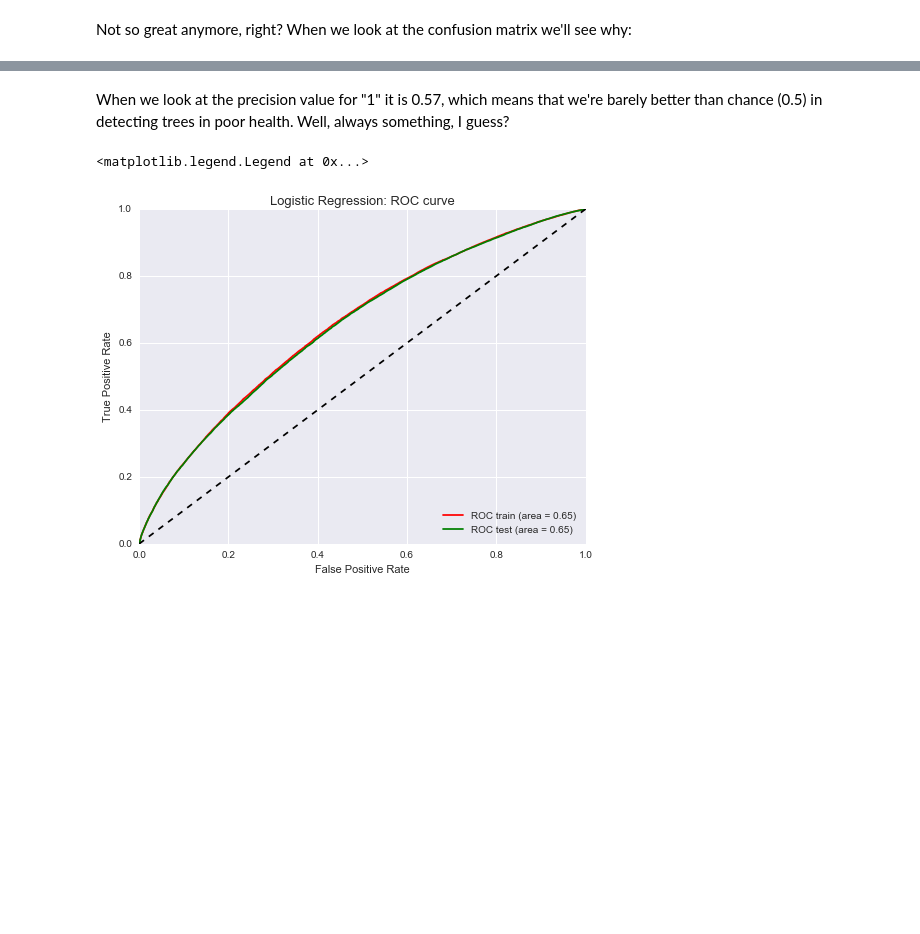
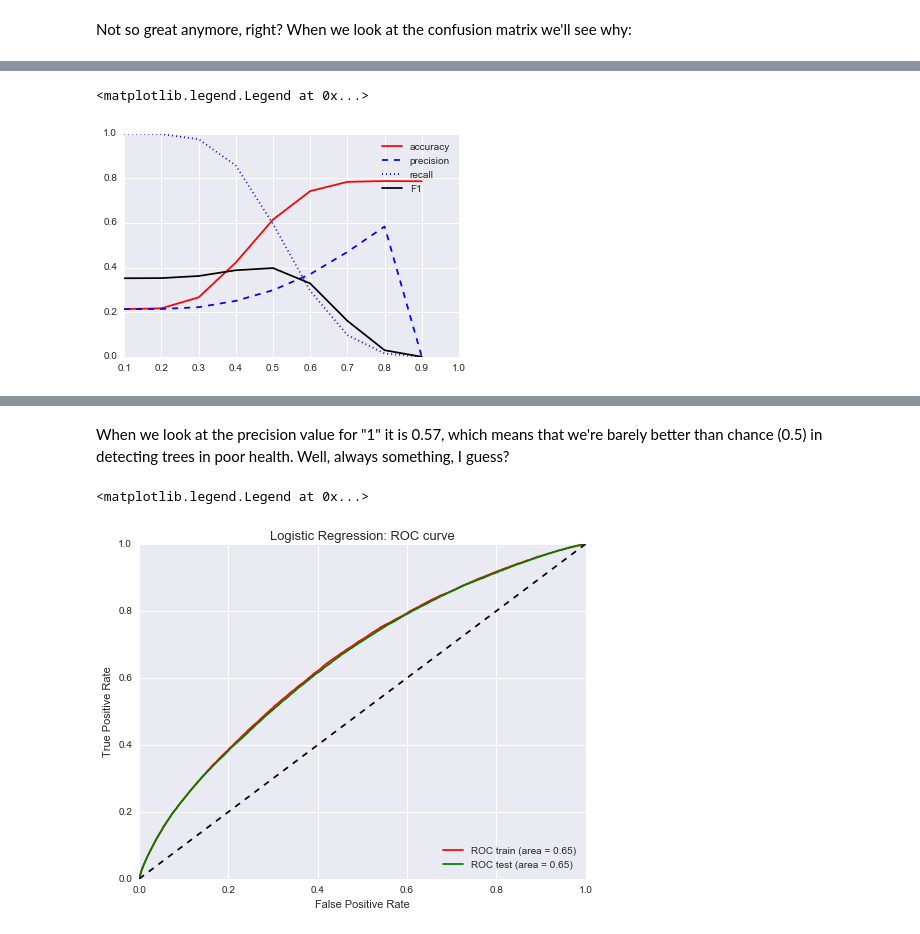
Before and after one commit to zuzannna/HealthyTrees, a Jupyter notebook: Healthy_Trees.ipynb, the cells around one changed output, grey strips where cells are left out. Cells and saved outputs as stored; diff of their text form; code cells hidden in the pictures; blank space fills up the shorter version.

```diff
--- a/Healthy_Trees.ipynb
+++ b/Healthy_Trees.ipynb
@@ -387,0 +478,4 @@ avg / total       0.74      0.79      0.70    267898
+# %%
+from sklearn.linear_model import LogisticRegressionCV
+lrcv = LogisticRegressionCV(scoring='roc_auc', class_weight='balanced')
+lrcv.fit(X_train, y_train)
@@ -387,0 +503,4 @@ avg / total       0.74      0.79      0.70    267898
+# %%
+Xv = {'X_test': X_test, 'X_train': X_train}
+yv = {'y_test': y_test, 'y_train': y_train}
+metrics = mlhelp.print_cross_validation_metrics(Xv, yv, lrcv)
@@ -387,0 +523,9 @@ avg / total       0.74      0.79      0.70    267898
+# %%
+fig = plt.figure()
+ax = fig.add_subplot(111)
+
+mlhelp.plot_metrics(metrics, ax)
+ax.legend(loc='upper right')
+# %% [output]
+<matplotlib.legend.Legend at 0x...>
+[figure, added]
```
Also changed, not shown: parts of 34 cells of this notebook.
